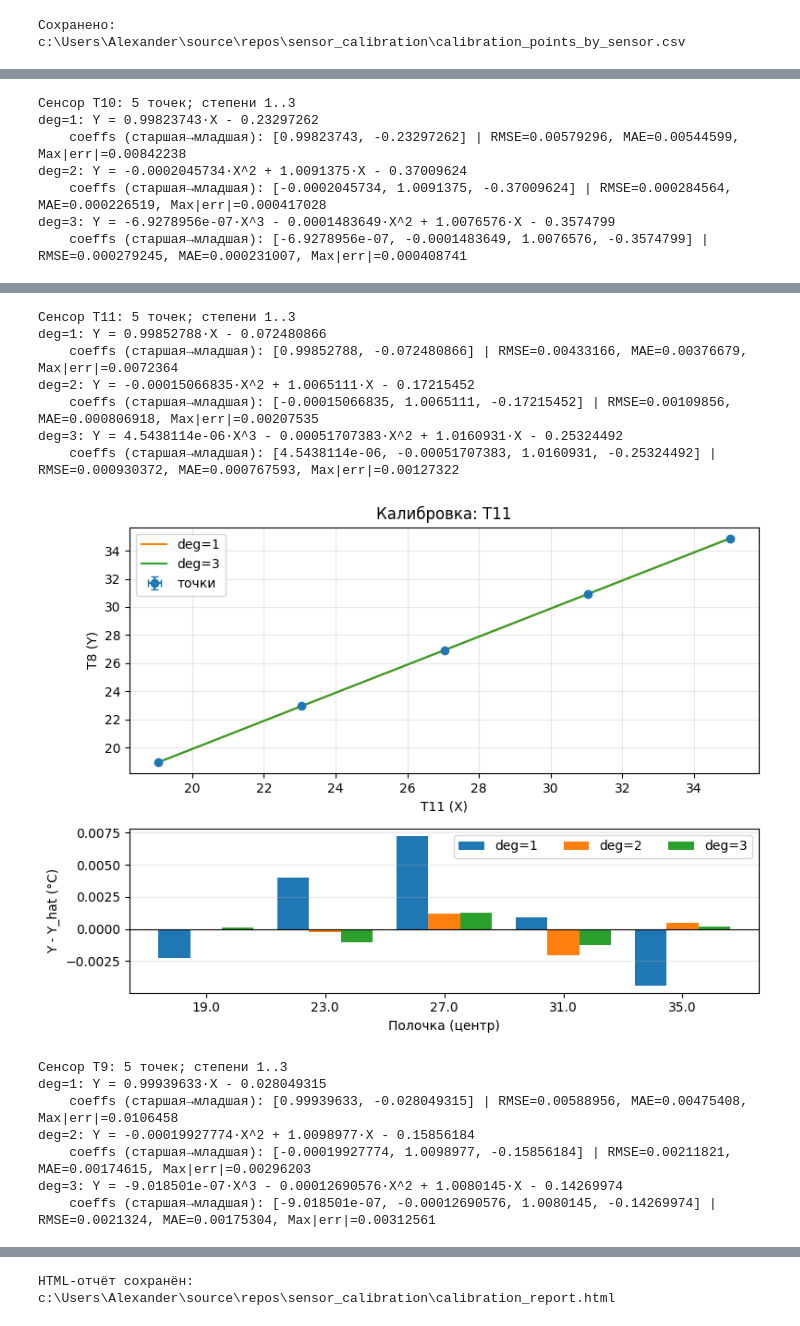
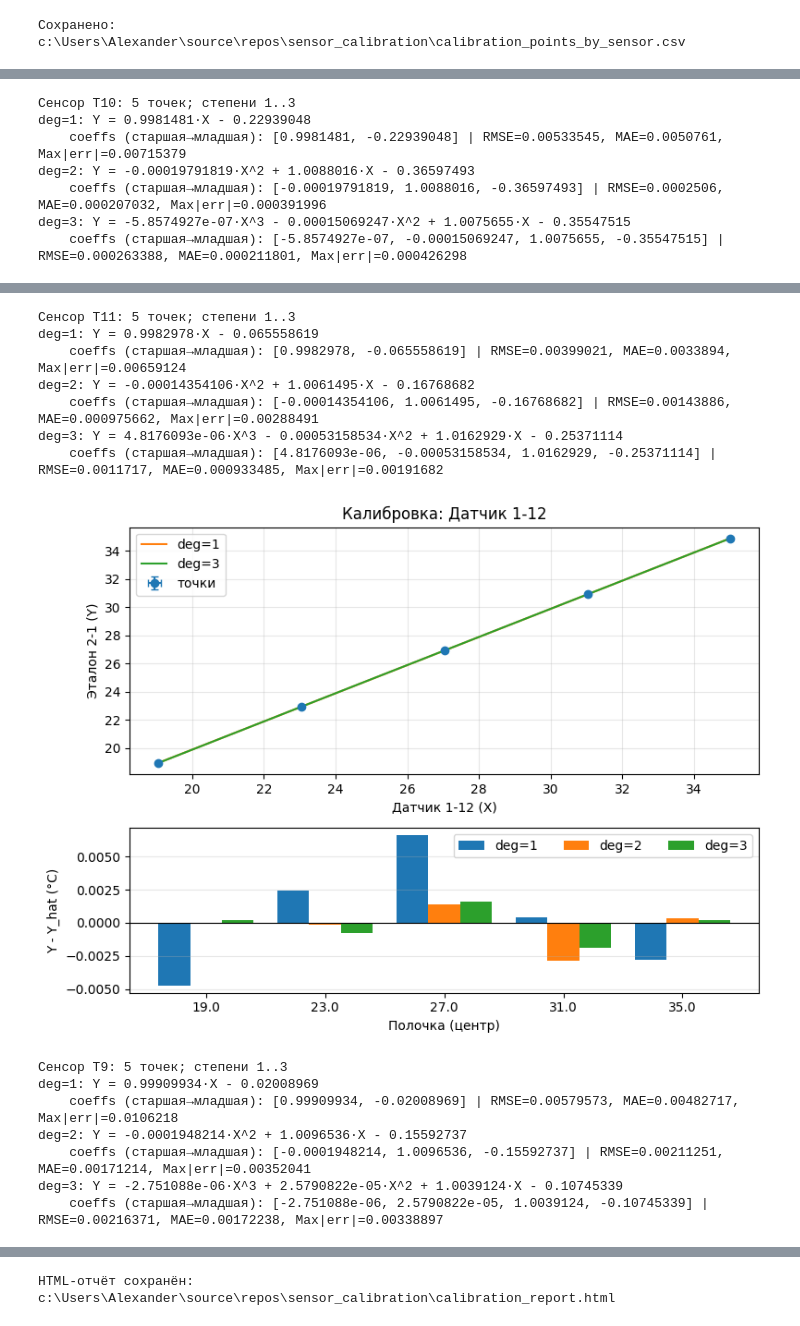
Before and after one commit to AlexFedotovComputing/sensor_calibration, a Jupyter notebook: temperature_stability_modular_v2.ipynb, the cells around one changed output, grey strips where cells are left out. Drawn from its saved outputs; the diff is of its cells as text; code cells hidden in the pictures.

```diff
--- a/temperature_stability_modular_v2.ipynb
+++ b/temperature_stability_modular_v2.ipynb
@@ -15,7 +574,7 @@ DATE_FORMAT = ''
 REF_IDX = 8
 N_FOLLOW = 3
 WINDOW_N = 50
-STD_THR = 2e-3
+STD_THR = 1e-3
 DIFF_THR = 2e-3
 MIN_LEN = 20
 DEG_TOL = 1.0
@@ -25,9 +584,9 @@ GROUP_BY_FILE = True
 # Имена датчиков для отчёта
 REF_NAME = globals().get('REF_NAME', 'Эталон 2-1')
 SENSOR_NAMES = globals().get('SENSOR_NAMES', {
-    'T9': 'Датчик 1-7',
-    'T10': 'Датчик 1-8',
-    'T11': 'Датчик 1-9',
+    'T9': 'Датчик 1-10',
+    'T10': 'Датчик 1-11',
+    'T11': 'Датчик 1-12',
 })
 # Альтернатива: список имён в порядке датчиков T{REF_IDX+1}..T{REF_IDX+N_FOLLOW}
 # %%
@@ -755,6 +1203,20 @@ for sensor, g in calibration_points_by_sensor.groupby('sensor'):
 import numpy as np
 import pandas as pd
 import matplotlib.pyplot as plt
+if 'ALL_FIGS' not in globals():
+    ALL_FIGS = []
+
+
+
+
+
+
+
+
+
+
+
+
 
 assert 'calibration_points_by_sensor' in globals() and not calibration_points_by_sensor.empty, 'Нет калибровочной таблицы.'
 
@@ -781,6 +1243,15 @@ def _poly_formula(coeffs):
     return 'Y = ' + s
 
 for sensor, g in calibration_points_by_sensor.groupby('sensor'):
+    _nm = globals().get('SENSOR_NAMES', {})
+    friendly = (_nm.get(sensor, sensor) if isinstance(_nm, dict) else sensor)
+    _ref_disp = globals().get('REF_NAME', f'T{REF_IDX}')
+    _nm = globals().get('SENSOR_NAMES', {})
+    friendly = (_nm.get(sensor, sensor) if isinstance(_nm, dict) else sensor)
+    _ref_disp = globals().get('REF_NAME', f'T{REF_IDX}')
+    _nm = globals().get('SENSOR_NAMES', {})
+    friendly = (_nm.get(sensor, sensor) if isinstance(_nm, dict) else sensor)
+    _ref_disp = globals().get('REF_NAME', f'T{REF_IDX}')
     g = g.sort_values('x_mean').reset_index(drop=True)
     x = g['x_mean'].to_numpy(dtype=float)
     y = g['y_mean'].to_numpy(dtype=float)
@@ -821,9 +1292,9 @@ for sensor, g in calibration_points_by_sensor.groupby('sensor'):
         ax1.plot(xs, p1(xs), label='deg=1')
     if pN is not None and (p1 is None or pN.order != 1):
         ax1.plot(xs, pN(xs), label=f"deg={pN.order}")
-    ax1.set_xlabel(f"{sensor} (X)")
-    ax1.set_ylabel(f"T{REF_IDX} (Y)")
-    ax1.set_title(f"Калибровка: {sensor}")
+    ax1.set_xlabel(f'{friendly} (X)')
+    ax1.set_ylabel(f'{_ref_disp} (Y)')
+    ax1.set_title(f"Калибровка: {friendly}")
     ax1.grid(True, alpha=0.3)
     ax1.legend()
 
@@ -846,11 +1317,12 @@ for sensor, g in calibration_points_by_sensor.groupby('sensor'):
 
     plt.tight_layout()
     plt.show()
+    ALL_FIGS.append(('process', f'{friendly}: полиномы и остатки', fig))
 # %% [output]
 Сенсор T10: 5 точек; степени 1..3
-deg=1: Y = 0.99823743·X - 0.23297262
-    coeffs (старшая→младшая): [0.99823743, -0.23297262] | RMSE=0.00579296, MAE=0.00544599, Max|err|=0.00842238
-deg=2: Y = -0.0002045734·X^2 + 1.0091375·X - 0.37009624
-    coeffs (старшая→младшая): [-0.0002045734, 1.0091375, -0.37009624] | RMSE=0.000284564, MAE=0.000226519, Max|err|=0.000417028
-deg=3: Y = -6.9278956e-07·X^3 - 0.0001483649·X^2 + 1.0076576·X - 0.3574799
-    coeffs (старшая→младшая): [-6.9278956e-07, -0.0001483649, 1.0076576, -0.3574799] | RMSE=0.000279245, MAE=0.000231007, Max|err|=0.000408741
+deg=1: Y = 0.9981481·X - 0.22939048
+    coeffs (старшая→младшая): [0.9981481, -0.22939048] | RMSE=0.00533545, MAE=0.0050761, Max|err|=0.00715379
+deg=2: Y = -0.00019791819·X^2 + 1.0088016·X - 0.36597493
+    coeffs (старшая→младшая): [-0.00019791819, 1.0088016, -0.36597493] | RMSE=0.0002506, MAE=0.000207032, Max|err|=0.000391996
+deg=3: Y = -5.8574927e-07·X^3 - 0.00015069247·X^2 + 1.0075655·X - 0.35547515
+    coeffs (старшая→младшая): [-5.8574927e-07, -0.00015069247, 1.0075655, -0.35547515] | RMSE=0.000263388, MAE=0.000211801, Max|err|=0.000426298
@@ -858,15 +1330,15 @@ deg=3: Y = -6.9278956e-07·X^3 - 0.0001483649·X^2 + 1.0076576·X - 0.3574799
 Сенсор T11: 5 точек; степени 1..3
-deg=1: Y = 0.99852788·X - 0.072480866
-    coeffs (старшая→младшая): [0.99852788, -0.072480866] | RMSE=0.00433166, MAE=0.00376679, Max|err|=0.0072364
-deg=2: Y = -0.00015066835·X^2 + 1.0065111·X - 0.17215452
-    coeffs (старшая→младшая): [-0.00015066835, 1.0065111, -0.17215452] | RMSE=0.00109856, MAE=0.000806918, Max|err|=0.00207535
-deg=3: Y = 4.5438114e-06·X^3 - 0.00051707383·X^2 + 1.0160931·X - 0.25324492
-    coeffs (старшая→младшая): [4.5438114e-06, -0.00051707383, 1.0160931, -0.25324492] | RMSE=0.000930372, MAE=0.000767593, Max|err|=0.00127322
+deg=1: Y = 0.9982978·X - 0.065558619
+    coeffs (старшая→младшая): [0.9982978, -0.065558619] | RMSE=0.00399021, MAE=0.0033894, Max|err|=0.00659124
+deg=2: Y = -0.00014354106·X^2 + 1.0061495·X - 0.16768682
+    coeffs (старшая→младшая): [-0.00014354106, 1.0061495, -0.16768682] | RMSE=0.00143886, MAE=0.000975662, Max|err|=0.00288491
+deg=3: Y = 4.8176093e-06·X^3 - 0.00053158534·X^2 + 1.0162929·X - 0.25371114
+    coeffs (старшая→младшая): [4.8176093e-06, -0.00053158534, 1.0162929, -0.25371114] | RMSE=0.0011717, MAE=0.000933485, Max|err|=0.00191682
-[figure, old version]
+[figure, new version]
 Сенсор T9: 5 точек; степени 1..3
-deg=1: Y = 0.99939633·X - 0.028049315
-    coeffs (старшая→младшая): [0.99939633, -0.028049315] | RMSE=0.00588956, MAE=0.00475408, Max|err|=0.0106458
-deg=2: Y = -0.00019927774·X^2 + 1.0098977·X - 0.15856184
-    coeffs (старшая→младшая): [-0.00019927774, 1.0098977, -0.15856184] | RMSE=0.00211821, MAE=0.00174615, Max|err|=0.00296203
-deg=3: Y = -9.018501e-07·X^3 - 0.00012690576·X^2 + 1.0080145·X - 0.14269974
-    coeffs (старшая→младшая): [-9.018501e-07, -0.00012690576, 1.0080145, -0.14269974] | RMSE=0.0021324, MAE=0.00175304, Max|err|=0.00312561
+deg=1: Y = 0.99909934·X - 0.02008969
+    coeffs (старшая→младшая): [0.99909934, -0.02008969] | RMSE=0.00579573, MAE=0.00482717, Max|err|=0.0106218
+deg=2: Y = -0.0001948214·X^2 + 1.0096536·X - 0.15592737
+    coeffs (старшая→младшая): [-0.0001948214, 1.0096536, -0.15592737] | RMSE=0.00211251, MAE=0.00171214, Max|err|=0.00352041
+deg=3: Y = -2.751088e-06·X^3 + 2.5790822e-05·X^2 + 1.0039124·X - 0.10745339
+    coeffs (старшая→младшая): [-2.751088e-06, 2.5790822e-05, 1.0039124, -0.10745339] | RMSE=0.00216371, MAE=0.00172238, Max|err|=0.00338897
```
Also changed, not shown: parts of 13 cells of this notebook, 9 other files.
